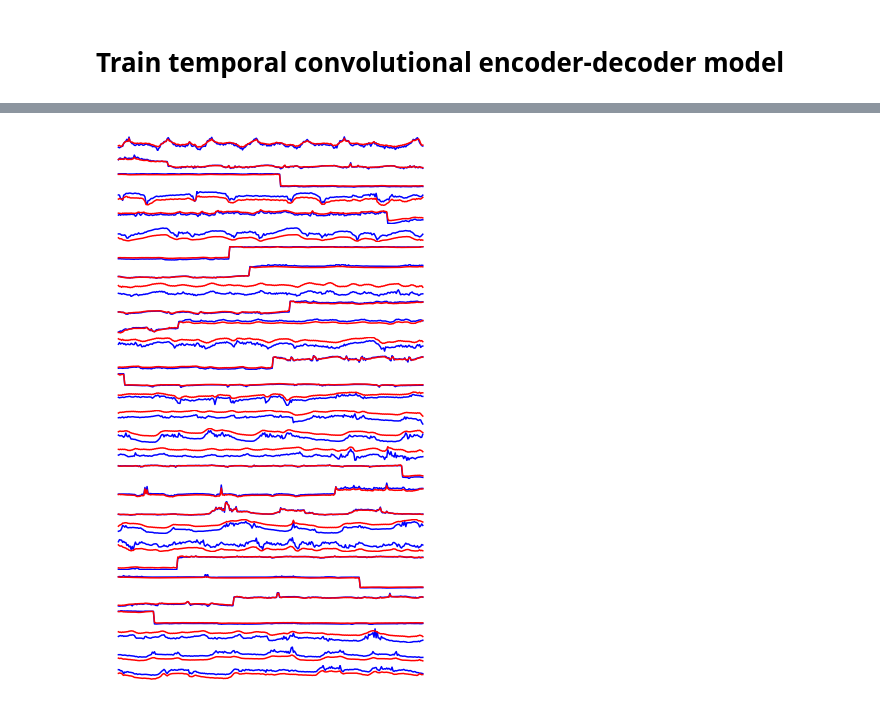
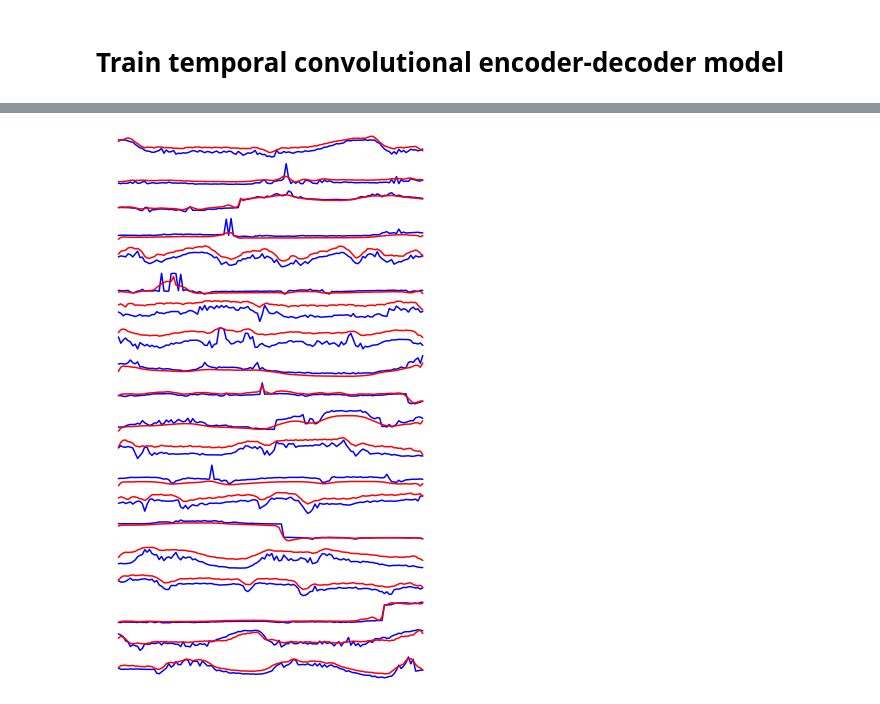
Before and after one commit to donw7/human_motion_analysis, a Jupyter notebook: notebooks/train_temporal_conv_enc-dec.ipynb, the cells around one changed output, grey strips where cells are left out. Drawn from its saved outputs; the diff is of its cells as text; code cells hidden in the pictures.

Commit message:
220606 armraise only model enc-dec tempconv

```diff
--- a/notebooks/train_temporal_conv_enc-dec.ipynb
+++ b/notebooks/train_temporal_conv_enc-dec.ipynb
@@ -157,7 +142,7 @@ edge_names
 from tensorflow import keras
 from tensorflow.keras import layers
 
-TIME_STEPS = 288
+TIME_STEPS = 128
 
 # Generated training sequences for use in the model.
 def create_sequences(values, time_steps=TIME_STEPS):
@@ -174,3 +159,8 @@ with open('data/compiled/df_edge_features_val.pkl', 'rb') as f:
   df_edge_features_val = pkl.load(f)
 with open('data/compiled/df_edge_features_test.pkl', 'rb') as f:
   df_edge_features_test = pkl.load(f)
+# %%
+from sklearn.model_selection import GridSearchCV, train_test_split
+
+train_paths, test_paths = train_test_split(infinityds_mp4paths_armmotion_rmv, test_size=0.2)
+train_paths, val_paths = train_test_split(train_paths, test_size=0.2)
@@ -240,0 +393,3 @@ Epoch 35/50
+# %%
+# load model
+model = keras.models.load_model(r'models\2022-06-06_21-06-54\model.h5')
@@ -249,3 +405,0 @@ plt.show()
-# %%
-# vs load model
-model = keras.models.load_model(r'models/model_joint_pose_only_right_elbow_right_wrist_start_x.h5')
@@ -269,17 +428,17 @@ Reconstruction error threshold:  0.2883958637604431
 # %%
 # pose - check train
-plot_idxs = range(0, 30000, 1000)
+plot_idxs = range(0, 20000, 1000)
 subplot_idxs = [i + 1 for i in range(len(plot_idxs))]
 x_train_pred_pose = model.predict(x_train_pose)
 
 figure = plt.figure(figsize=(6,10))
 for si, pi in zip(subplot_idxs, plot_idxs):
   plt.subplot(len(subplot_idxs),1, si)
   # plot_idx = plot_idxs[pi]
   plt.plot(x_train_pose[pi], color='blue')
   plt.plot(x_train_pred_pose[pi], color='red')
   plt.axis('off')
 # %% [output]
-[figure, old version]
+[figure, new version]
 # %%
 # pose - check test set
```
Also changed, not shown: parts of 57 cells of this notebook, 1 other file.
